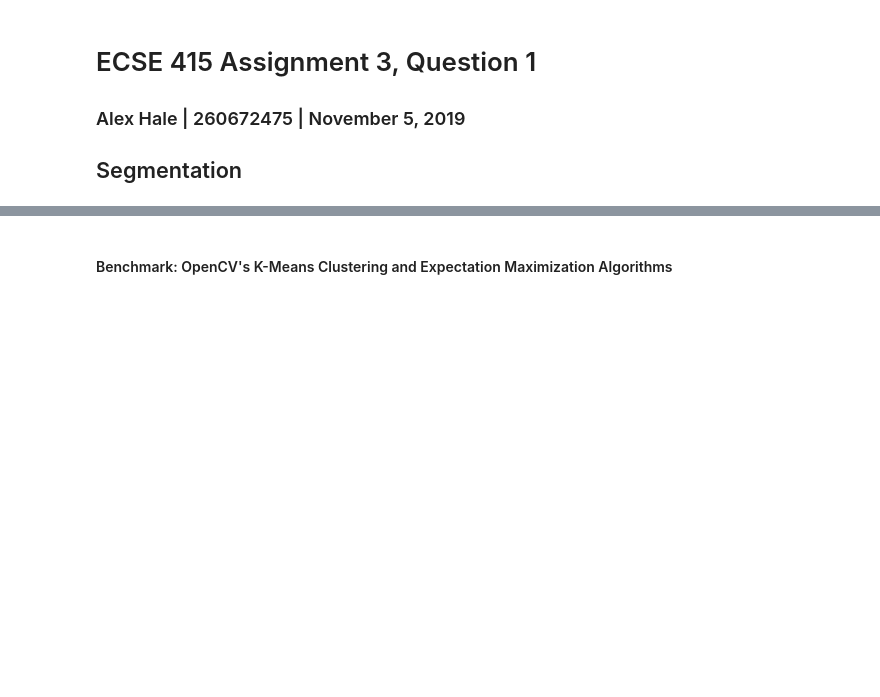
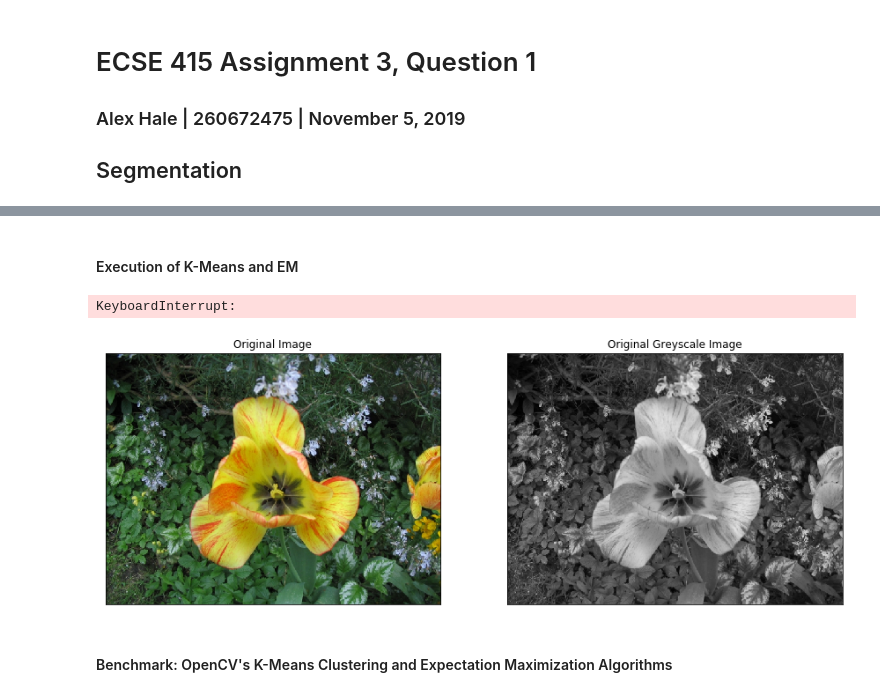
Before and after one commit to alexanderhale/ECSE415, a Jupyter notebook: Assignment_3/Assignment3-Segmentation.ipynb, the cells around one changed output, grey strips where cells are left out. Drawn from its saved outputs; the diff is of its cells as text; code cells hidden in the pictures; blank space fills up the shorter version.

Commit message:
finished K-Means, progress on EM implementation

```diff
--- a/Assignment_3/Assignment3-Segmentation.ipynb
+++ b/Assignment_3/Assignment3-Segmentation.ipynb
@@ -19,8 +23,0 @@ from sklearn.mixture import GaussianMixture
-# %%
-def kmeans(data, K, stop, max_iter):
-    # TODO
-    pass
-
-def emm(data, K):
-    # TODO
-    pass
@@ -27,3 +176,74 @@ def emm(data, K):
+# %% [markdown]
+#### Execution of K-Means and EM
+# %%
+# load in image
+img = cv2.cvtColor(cv2.imread('flower.jpg'), cv2.COLOR_BGR2RGB)
+img_g = cv2.cvtColor(img, cv2.COLOR_RGB2GRAY)
+
+# display original image
+plt.figure(figsize=(15, 15))
+plt.subplot(121), plt.imshow(img), plt.title("Original Image"), plt.xticks([]), plt.yticks([])
+plt.subplot(122), plt.imshow(img_g, cmap="gray", vmin=0, vmax=255), plt.title("Original Greyscale Image"), plt.xticks([]), plt.yticks([])
+
+# reshape the image into an array of pixels (rather than a matrix)
+img_data = np.float32(img.reshape((img.shape[0] * img.shape[1], 3)))
+img_g_data = np.float32(img_g.reshape((img_g.shape[0] * img_g.shape[1], 1)))
+
+for K in [2, 3]:
+    # execute K-Means
+    labelsList, centersList = kmeans(img_data, K)
+    labelsList_g, centersList_g = kmeans(img_g_data, K)
+
+    # execute EM
+#     labelsList_gm, centersList_gm = em(img_data, K)
+#     labelsList_gm_g, centersList_gm_g = em(img_g_data, K)
+    labelsList_gm = []
+    centersList_gm = []
+    labelsList_gm_g = []
+    centersList_gm_g = []
+
+    # convert back into uint8 and display output images
+    idx = 1
+    for labels, centers, labels_g, centers_g, labels_gm, centers_gm, labels_gm_g, centers_gm_g in zip(labelsList, centersList, labelsList_g, centersList_g,labelsList_gm, centersList_gm, labelsList_gm_g, centersList_gm_g):
+
+        # K-Means image prep
+        centers = np.uint8(centers)
+        labels = np.uint8(labels)
+        out = centers[labels.flatten()].reshape((img.shape))
+        centers_g = np.uint8(centers_g)
+        labels_g = np.uint8(labels_g)
+        out_g = centers_g[labels_g.flatten()].reshape((img_g.shape))
+
+        # EM image prep
+#         centers_gm = np.uint8(centers_gm)
+#         labels_gm = np.uint8(labels_gm)
+#         out_gm = centers_gm[labels_gm.flatten()].reshape((img.shape))
+#         centers_gm_g = np.uint8(centers_gm_g)
+#         labels_gm_g = np.uint8(labels_gm_g)
+#         out_gm_g = centers_gm_g[labels_gm_g.flatten()].reshape((img_g.shape))
+
+        plt.figure(figsize=(15, 15))
+        plt.subplot(141)
+        plt.imshow(out)
+        plt.title("{}-Means Iteration {}".format(K, idx)), plt.xticks([]), plt.yticks([])
+        plt.subplot(142)
+        plt.imshow(out_g, cmap='gray', vmin=0, vmax=255)
+        plt.title("{}-Means Greyscale Iteration {}".format(K, idx)), plt.xticks([]), plt.yticks([])
+#         plt.subplot(143)
+#         plt.imshow(out_gm)
+#         plt.title("{}-EM Iteration {}".format(K, idx)), plt.xticks([]), plt.yticks([])
+#         plt.subplot(144)
+#         plt.imshow(out_gm_g, cmap='gray', vmin=0, vmax=255)
+#         plt.title("{}-EM Greyscale Iteration {}".format(K, idx)), plt.xticks([]), plt.yticks([])
+        plt.show()
+
+        if idx == 5 or idx == 'FINAL':
+            idx = "FINAL"
+        else:
+            idx += 1
+# %% [output]
+KeyboardInterrupt:
+[figure, added]
 # %% [markdown]
 #### Benchmark: OpenCV's K-Means Clustering and Expectation Maximization Algorithms
 # %%
```
Also changed, not shown: parts of 7 cells of this notebook.
